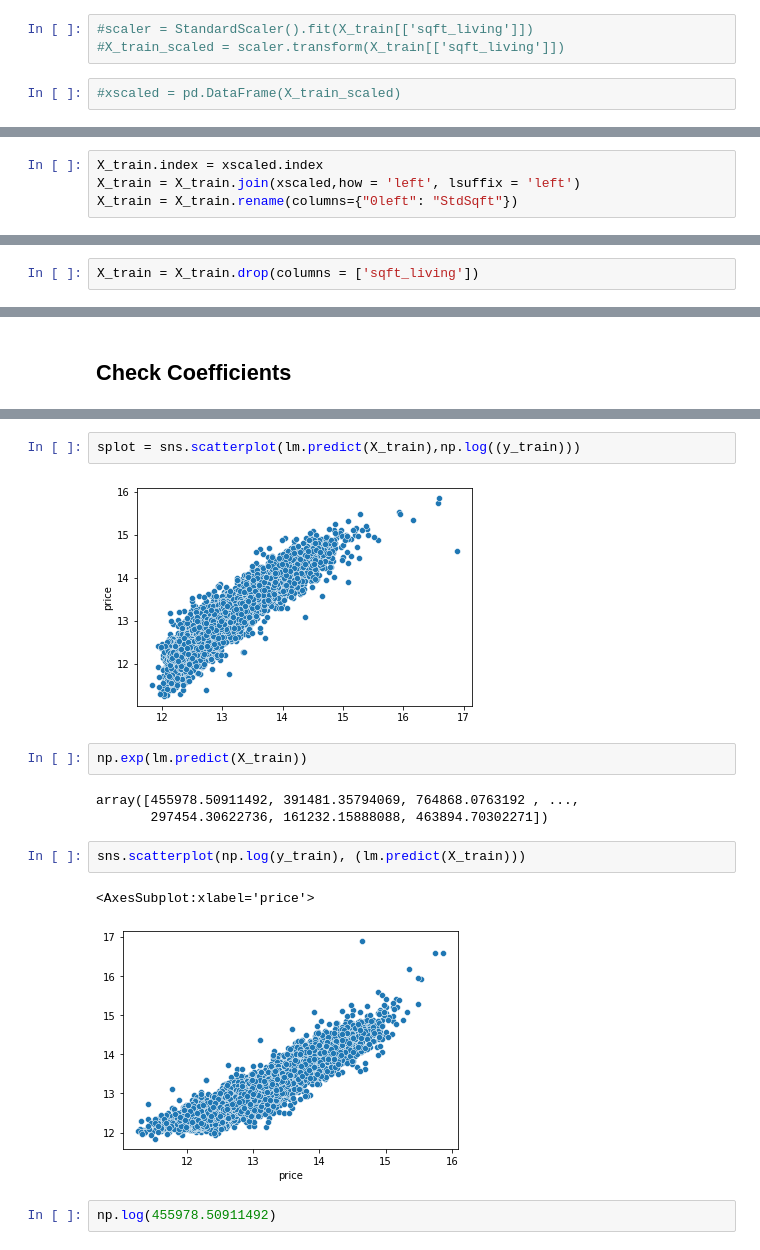
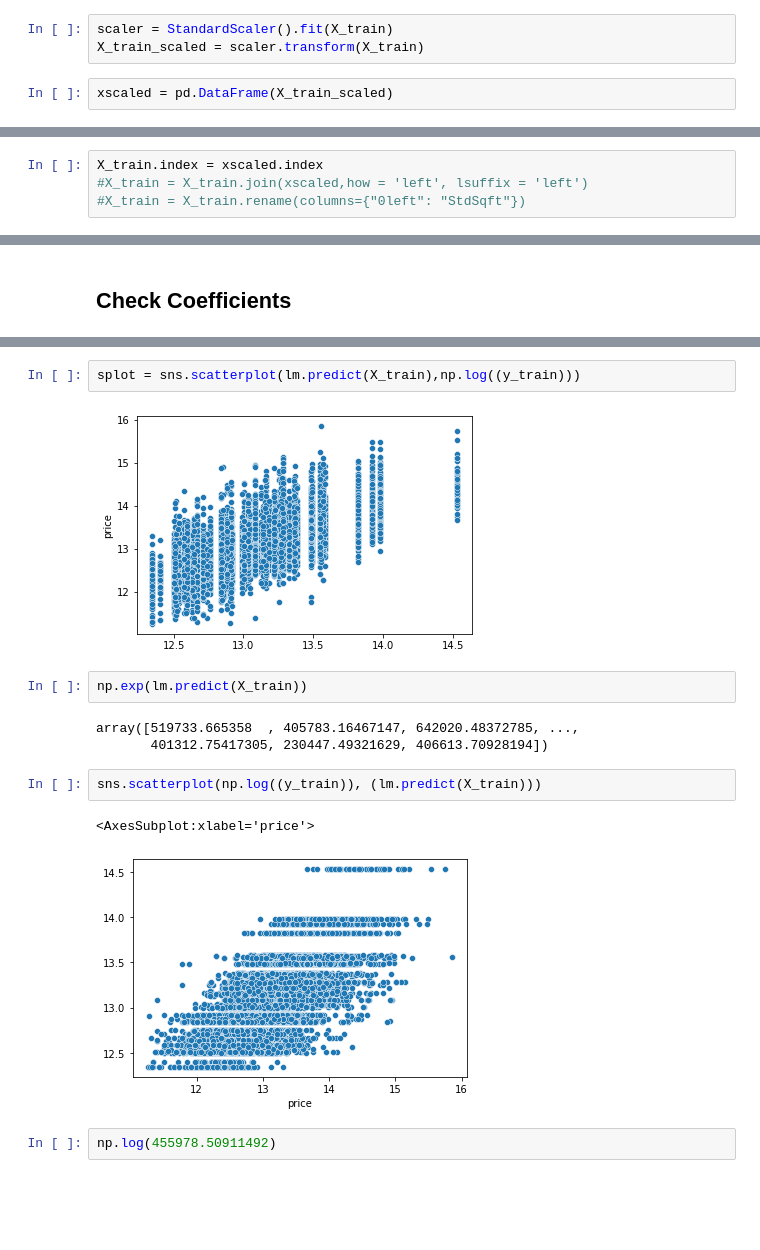
Before and after one commit to dolant98/dsc-phase-2-project-v2-3, a Jupyter notebook: student- Comparison Model3 - Linear Regression with GR and ALL Zips.ipynb, the cells around one changed output, grey strips where cells are left out. Saved outputs shown, nothing was run; the diff lists cells and outputs as text; blank space fills up the shorter version.

```diff
--- a/student- Comparison Model3 - Linear Regression with GR and ALL Zips.ipynb
+++ b/student- Comparison Model3 - Linear Regression with GR and ALL Zips.ipynb
@@ -1200,10 +1156,10 @@ Notes:
 # %% [markdown]
 #### Fit, Transform, and Scale Train Data
 # %%
-#scaler = StandardScaler().fit(X_train[['sqft_living']])
-#X_train_scaled = scaler.transform(X_train[['sqft_living']])
+scaler = StandardScaler().fit(X_train)
+X_train_scaled = scaler.transform(X_train)
 # %%
-#xscaled = pd.DataFrame(X_train_scaled)
+xscaled = pd.DataFrame(X_train_scaled)
 # %%
 X_train.iloc[:,1:10].isna().sum()
 # %% [output]
@@ -1219,8 +1175,8 @@ zipcode_98011    0
 dtype: int64
 # %%
 X_train.index = xscaled.index
-X_train = X_train.join(xscaled,how = 'left', lsuffix = 'left')
-X_train = X_train.rename(columns={"0left": "StdSqft"})
+#X_train = X_train.join(xscaled,how = 'left', lsuffix = 'left')
+#X_train = X_train.rename(columns={"0left": "StdSqft"})
 # %% [markdown]
 #### Transform and Scale Test Data
 # %%
@@ -1267,5 +1222,3 @@ X_test
 #### Drop Original (Pre-scaled) Column
 # %% [markdown]
 ##### Train
-# %%
-X_train = X_train.drop(columns = ['sqft_living'])
@@ -1387,17 +1359,17 @@ array([-6.98690645e-03,  3.26311229e+10,  4.64261856e-02,  1.56060514e-01,
 # %%
 splot = sns.scatterplot(lm.predict(X_train),np.log((y_train)))
 # %% [output]
-[figure, old version]
+[figure, new version]
 # %%
 np.exp(lm.predict(X_train))
 # %% [output]
-array([455978.50911492, 391481.35794069, 764868.0763192 , ...,
-       297454.30622736, 161232.15888088, 463894.70302271])
+array([519733.665358  , 405783.16467147, 642020.48372785, ...,
+       401312.75417305, 230447.49321629, 406613.70928194])
 # %%
-sns.scatterplot(np.log(y_train), (lm.predict(X_train)))
+sns.scatterplot(np.log((y_train)), (lm.predict(X_train)))
 # %% [output]
 <AxesSubplot:xlabel='price'>
-[figure, old version]
+[figure, new version]
 # %%
 np.log(455978.50911492)
 # %% [output]
```
Also changed, not shown: parts of 35 cells of this notebook.
